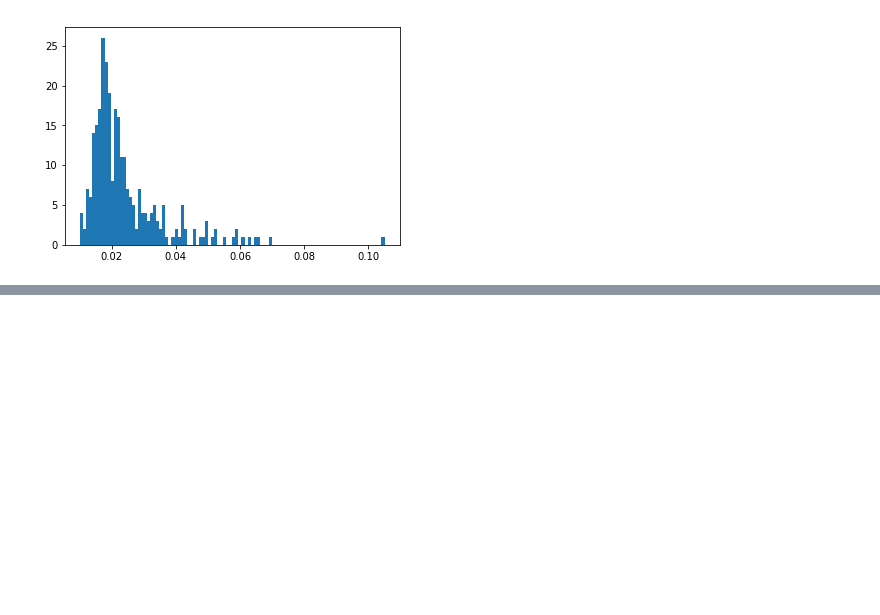
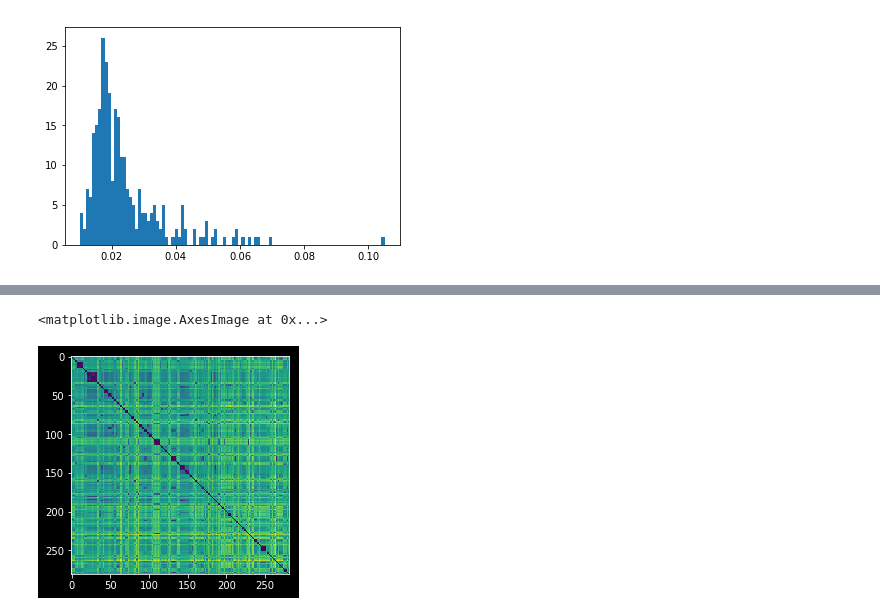
Before and after one commit to zhiru-liu/microbiome_evolution, a Jupyter notebook: jupyter_scripts/haplotype_analysis.ipynb, the cells around one changed output, grey strips where cells are left out. Saved outputs shown, nothing was run; the diff lists cells and outputs as text; code cells hidden in the pictures; blank space fills up the shorter version.

```diff
--- a/jupyter_scripts/haplotype_analysis.ipynb
+++ b/jupyter_scripts/haplotype_analysis.ipynb
@@ -188,0 +239,6 @@ np.mean(divs[divs < 0.03])
+# %%
+orders = np.concatenate(clusters)
+plt.imshow(clade_pd_mat[orders, :][:, orders])
+# %% [output]
+<matplotlib.image.AxesImage at 0x...>
+[figure, added]
```
Also changed, not shown: parts of 16 cells of this notebook, 2 other files.
